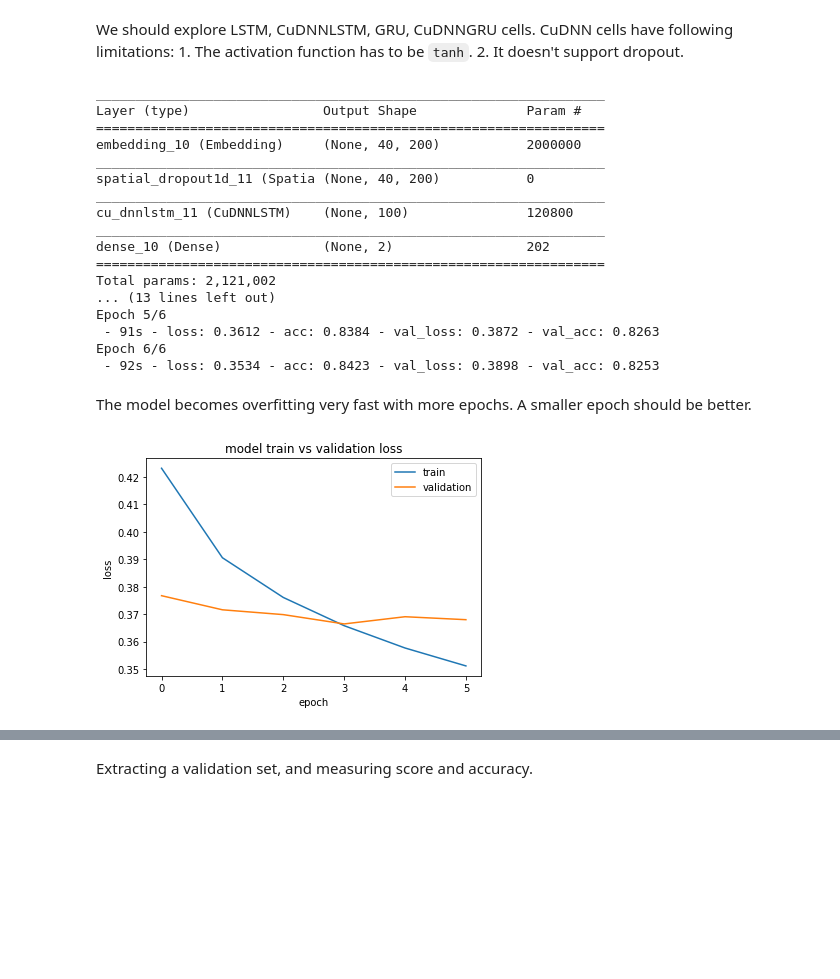
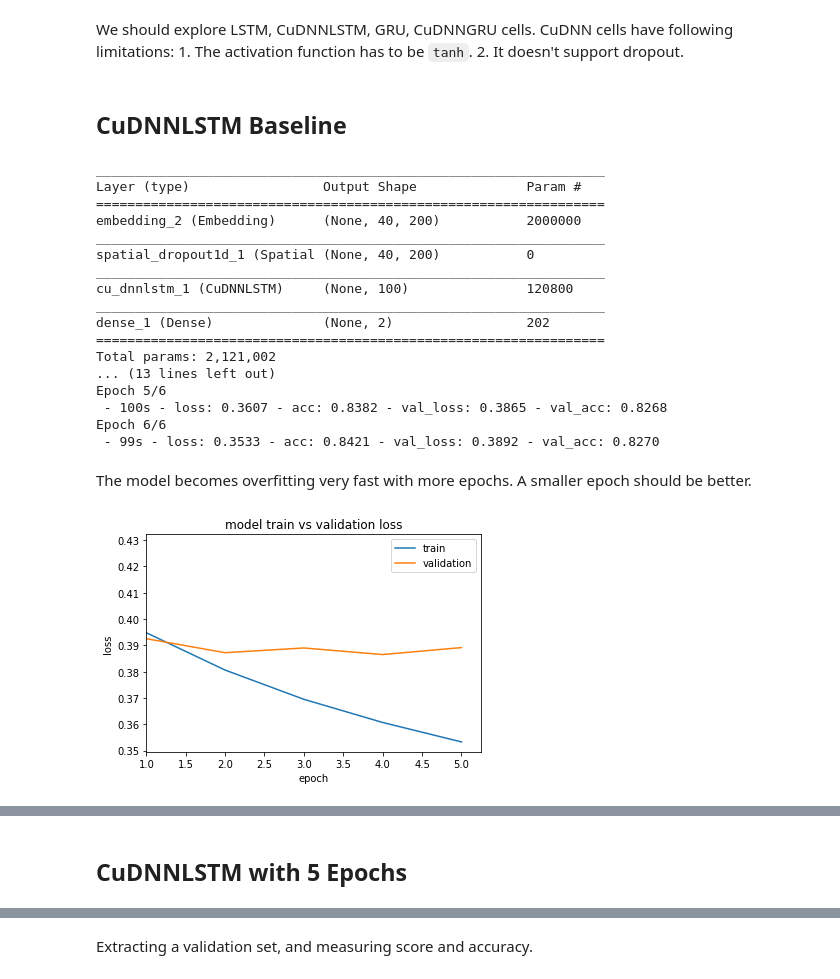
Before and after one commit to jerrysong/sentiment140-analysis, a Jupyter notebook: jerry/rnn.ipynb, the cells around one changed output, grey strips where cells are left out. Cells and saved outputs as stored; diff of their text form; code cells hidden in the pictures; blank space fills up the shorter version.

```diff
--- a/jerry/rnn.ipynb
+++ b/jerry/rnn.ipynb
@@ -207,6 +199,8 @@ batch_size = 256
 input_dropout = 0.5
 recurrent_dropout = 0.5
 embedding_layer = Embedding(max_fatures, embed_dim, input_length=input_length)
+# %% [markdown]
+## CuDNNLSTM Baseline
 # %%
 params = {
     'model_type': CuDNNLSTM,
@@ -230,34 +224,31 @@ params = {
 
 model = models.get_model(params)
 history = model.fit(
-    X_train_sample, Y_train_sample, epochs=params['epoch'], batch_size=params['batch_size'], verbose=2, validation_split=0.3)
+    X_train_sample, Y_train_sample, epochs=params['epoch'], batch_size=params['batch_size'], verbose=2, validation_split=0.2)
 # %% [output]
 _________________________________________________________________
 Layer (type)                 Output Shape              Param #
 =================================================================
-embedding_10 (Embedding)     (None, 40, 200)           2000000
+embedding_2 (Embedding)      (None, 40, 200)           2000000
 _________________________________________________________________
-spatial_dropout1d_11 (Spatia (None, 40, 200)           0
+spatial_dropout1d_1 (Spatial (None, 40, 200)           0
 _________________________________________________________________
-cu_dnnlstm_11 (CuDNNLSTM)    (None, 100)               120800
+cu_dnnlstm_1 (CuDNNLSTM)     (None, 100)               120800
 _________________________________________________________________
-dense_10 (Dense)             (None, 2)                 202
+dense_1 (Dense)              (None, 2)                 202
 =================================================================
 Total params: 2,121,002
 ... (13 lines left out)
 Epoch 5/6
- - 91s - loss: 0.3612 - acc: 0.8384 - val_loss: 0.3872 - val_acc: 0.8263
+ - 100s - loss: 0.3607 - acc: 0.8382 - val_loss: 0.3865 - val_acc: 0.8268
 Epoch 6/6
- - 92s - loss: 0.3534 - acc: 0.8423 - val_loss: 0.3898 - val_acc: 0.8253
+ - 99s - loss: 0.3533 - acc: 0.8421 - val_loss: 0.3892 - val_acc: 0.8270
 # %% [markdown]
 The model becomes overfitting very fast with more epochs. A smaller epoch should be better.
 # %%
 models.plot_model_train_history(history)
-
-score, acc = cudnn_lstm_model.evaluate(X_test, Y_test, verbose = 2, batch_size = batch_size)
+score, acc = model.evaluate(X_test, Y_test, verbose = 2, batch_size = batch_size)
 print("score: %.8f" % (score))
 print("acc: %.8f" % (acc))
-
-#cudnn_lstm_model.save('../models/cudnn_lstm_model.h5')
 # %% [output]
-[figure, old version]
+[figure, new version]
@@ -265,0 +257,2 @@ acc: 0.82729804
+# %% [markdown]
+## CuDNNLSTM with 5 Epochs
```
Also changed, not shown: parts of 22 cells of this notebook.
